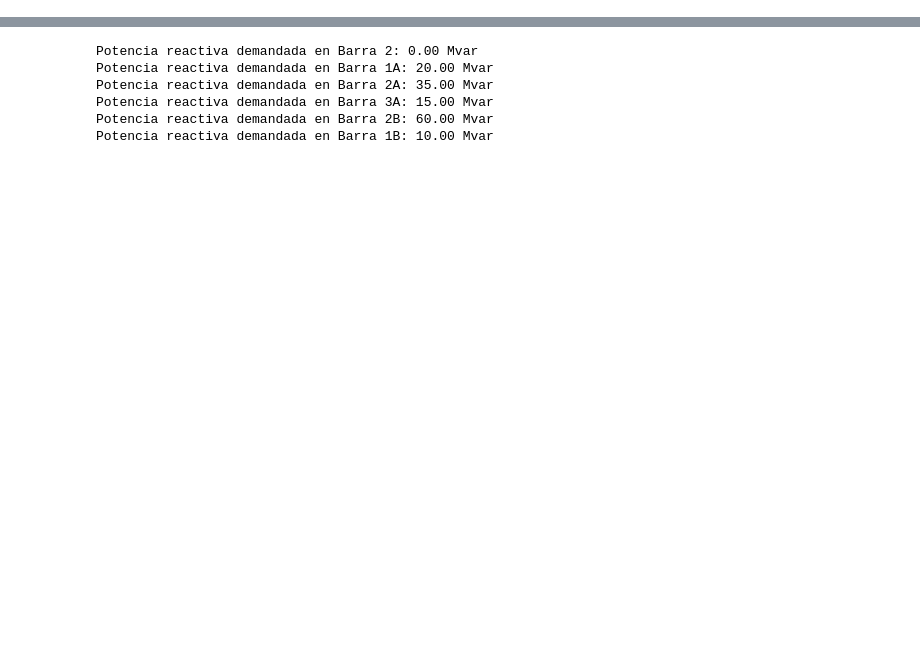
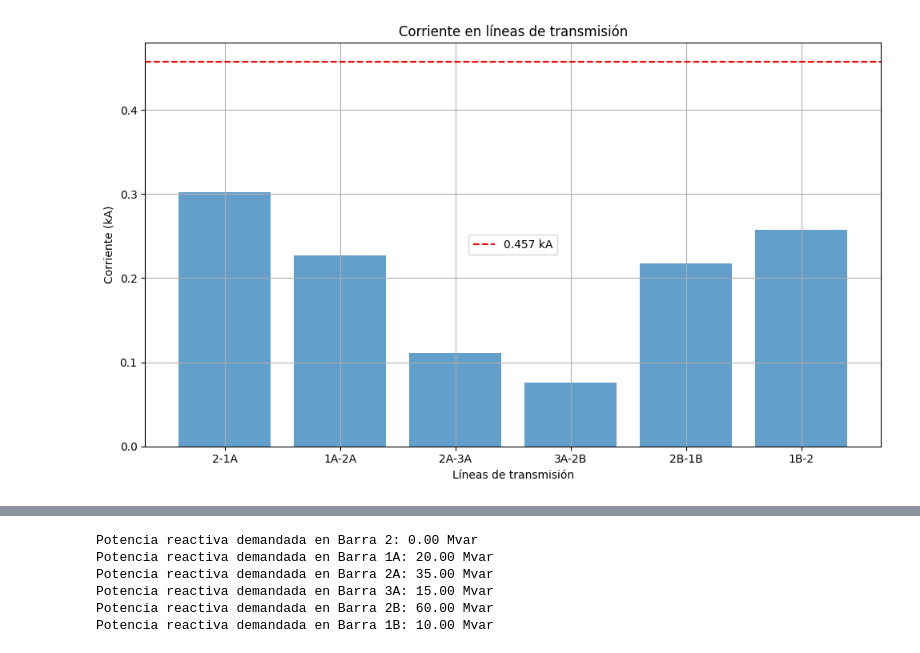
Before and after one commit to Onexz12/6GA_SEP1_S12024, a Jupyter notebook: Figura2a.ipynb, the cells around one changed output, grey strips where cells are left out. Saved outputs shown, nothing was run; the diff lists cells and outputs as text; code cells hidden in the pictures; blank space fills up the shorter version.

```diff
--- a/Figura2a.ipynb
+++ b/Figura2a.ipynb
@@ -0,0 +1,90 @@
+# %%
+import numpy as np
+import matplotlib.pyplot as plt
+import pandapower as pp
+import math
+
+# Para la creación de este modelo se asume un sistema trifásico, con voltaje linea-linea de 220[kV],
+# analizamos el circuito equivalente para 1 fase
+
+# Definimos los parámetros
+f = 50  # frecuencia del sistema en [Hz]
+
+Vg_LL = 110  # voltaje de gen [kV]
+Vg_LL2 = 220 # Voltaje de barras
+Imax = 0.457  # corriente máxima en las líneas [kA]
+
+# Respecto a la carga
+P = 150  # potencia activa en [MW]
+Q = 100  # potencia reactiva en [Mvar]
+
+# Crear red eléctrica
+net = pp.create_empty_network()
+
+# Añadir barras
+bus1 = pp.create_bus(net, vn_kv=Vg_LL, name="Barra 1", slack=True)  # Barra 1 es designada como slack
+bus2 = pp.create_bus(net, vn_kv=Vg_LL2, name="Barra 2")  # Barra 2 se conecta la carga
+bus1A = pp.create_bus(net, vn_kv=Vg_LL2, name="Barra 1A")  # Barra 1A se conecta la carga
+bus2A = pp.create_bus(net, vn_kv=Vg_LL2, name="Barra 2A")  # Barra 2A se conecta la carga
+bus3A = pp.create_bus(net, vn_kv=Vg_LL2, name="Barra 3A")  # Barra 3A se conecta la carga
+bus2B = pp.create_bus(net, vn_kv=Vg_LL2, name="Barra 2B")  # Barra 2B se conecta la carga
+bus1B = pp.create_bus(net, vn_kv=Vg_LL2, name="Barra 1B")  # Barra 1B se conecta la carga
+
+# Añadir líneas
+pp.create_line(net, from_bus=bus2, to_bus=bus1A, length_km=10, std_type="N2XS(FL)2Y 1x185 RM/35 64/110 kV", in_service=True)
+pp.create_line(net, from_bus=bus1A, to_bus=bus2A, length_km=15, std_type="N2XS(FL)2Y 1x185 RM/35 64/110 kV", in_service=True)
+pp.create_line(net, from_bus=bus2A, to_bus=bus3A, length_km=20, std_type="N2XS(FL)2Y 1x185 RM/35 64/110 kV", in_service=True)
+pp.create_line(net, from_bus=bus3A, to_bus=bus2B, length_km=15, std_type="N2XS(FL)2Y 1x185 RM/35 64/110 kV", in_service=True)
+pp.create_line(net, from_bus=bus2B, to_bus=bus1B, length_km=30, std_type="N2XS(FL)2Y 1x185 RM/35 64/110 kV", in_service=True)
+pp.create_line(net, from_bus=bus1B, to_bus=bus2, length_km=10, std_type="N2XS(FL)2Y 1x185 RM/35 64/110 kV", in_service=True)
+
+# Añadir carga
+pp.create_load(net, bus=bus1A, p_mw=0.2*P, q_mvar=0.2*Q)
+pp.create_load(net, bus=bus2A, p_mw=0.35*P, q_mvar=0.35*Q)
+pp.create_load(net, bus=bus3A, p_mw=0.15*P, q_mvar=0.15*Q)
+pp.create_load(net, bus=bus2B, p_mw=0.6*P, q_mvar=0.6*Q)
+pp.create_load(net, bus=bus1B, p_mw=0.1*P, q_mvar=0.1*Q)
+
+# Se añade fuente de generación conectada en la barra 1, (1[pu], el voltaje nominal [kV] se define en la barra a la que está conectada)
+pp.create_ext_grid(net, bus=bus1, vm_pu=1, va_degree=0.0)
+
+# Se añade transformador de 100 MVA 220/110 kV entre la barra 1 y la barra 2
+pp.create_transformer(net, hv_bus=bus2, lv_bus=bus1, name="trafo1", std_type="100 MVA 220/110 kV")
+net.trafo.tap_phase_shifter = net.trafo.tap_phase_shifter.fillna(value=False)
+
+# Simular el flujo de carga
+pp.runpp(net)
+
+# Obtener las corrientes de las líneas específicas
+line_currents = {
+    '2-1A': net.res_line.at[0, 'i_ka'],    # Línea 2-1A
+    '1A-2A': net.res_line.at[1, 'i_ka'],   # Línea 1A-2A
+    '2A-3A': net.res_line.at[2, 'i_ka'],   # Línea 2A-3A
+    '3A-2B': net.res_line.at[3, 'i_ka'],   # Línea 3A-2B
+    '2B-1B': net.res_line.at[4, 'i_ka'],   # Línea 2B-1B
+    '1B-2': net.res_line.at[5, 'i_ka']     # Línea 1B-2
+}
+
+import matplotlib.pyplot as plt
+
+# Crear un gráfico de barras para las corrientes de las líneas específicas
+plt.figure(figsize=(10, 6))
+bars = plt.bar(range(len(line_currents)), line_currents.values(), align='center', alpha=0.7)
+
+# Etiquetar las barras con los nombres de las líneas
+plt.xticks(range(len(line_currents)), line_currents.keys())
+
+# Agregar etiquetas y título al gráfico
+plt.xlabel('Líneas de transmisión')
+plt.ylabel('Corriente (kA)')
+plt.title('Corriente en líneas de transmisión')
+
+# Agregar una línea segmentada correspondiente a 0.457 kA
+plt.axhline(y=0.457, color='r', linestyle='--', label='0.457 kA')
+
+# Mostrar el gráfico
+plt.legend()
+plt.grid(True)
+plt.tight_layout()
+plt.show()
+# %% [output]
@@ -1,3 +101,4 @@
+[figure, added]
 # %%
 import numpy as np
 import matplotlib.pyplot as plt
```
Also changed, not shown: parts of 6 cells of this notebook.
